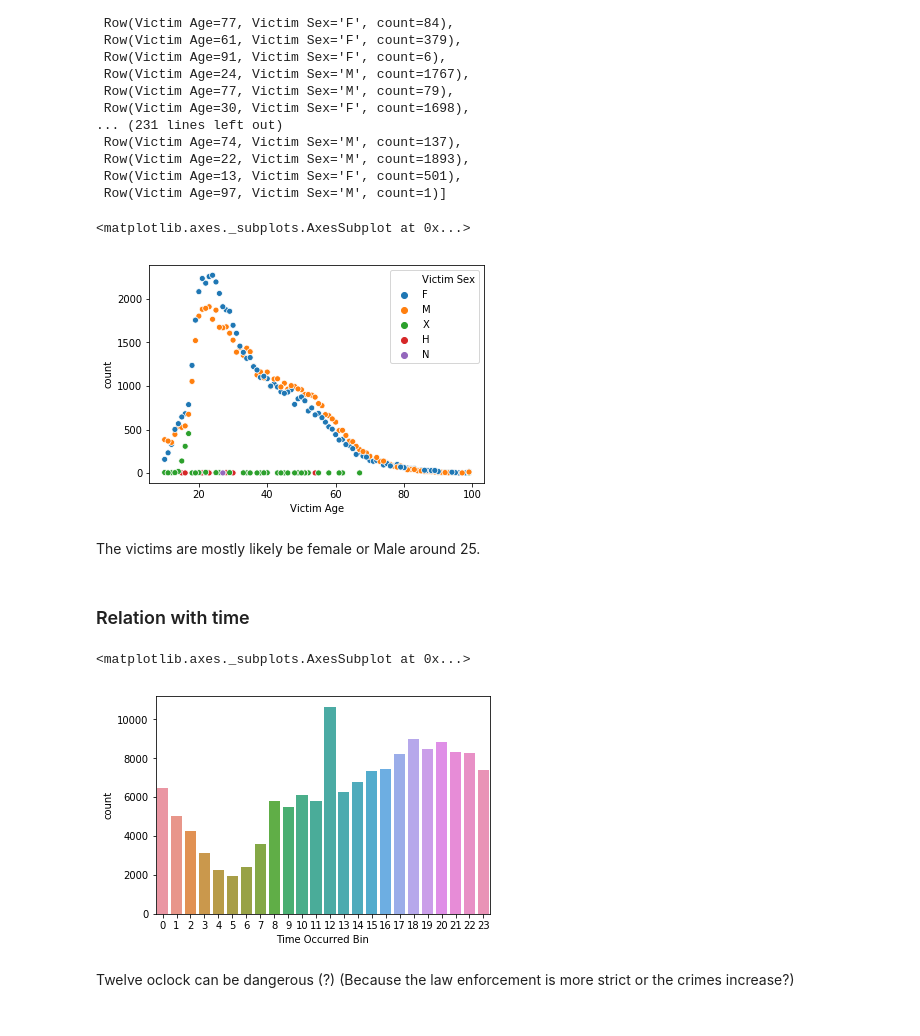
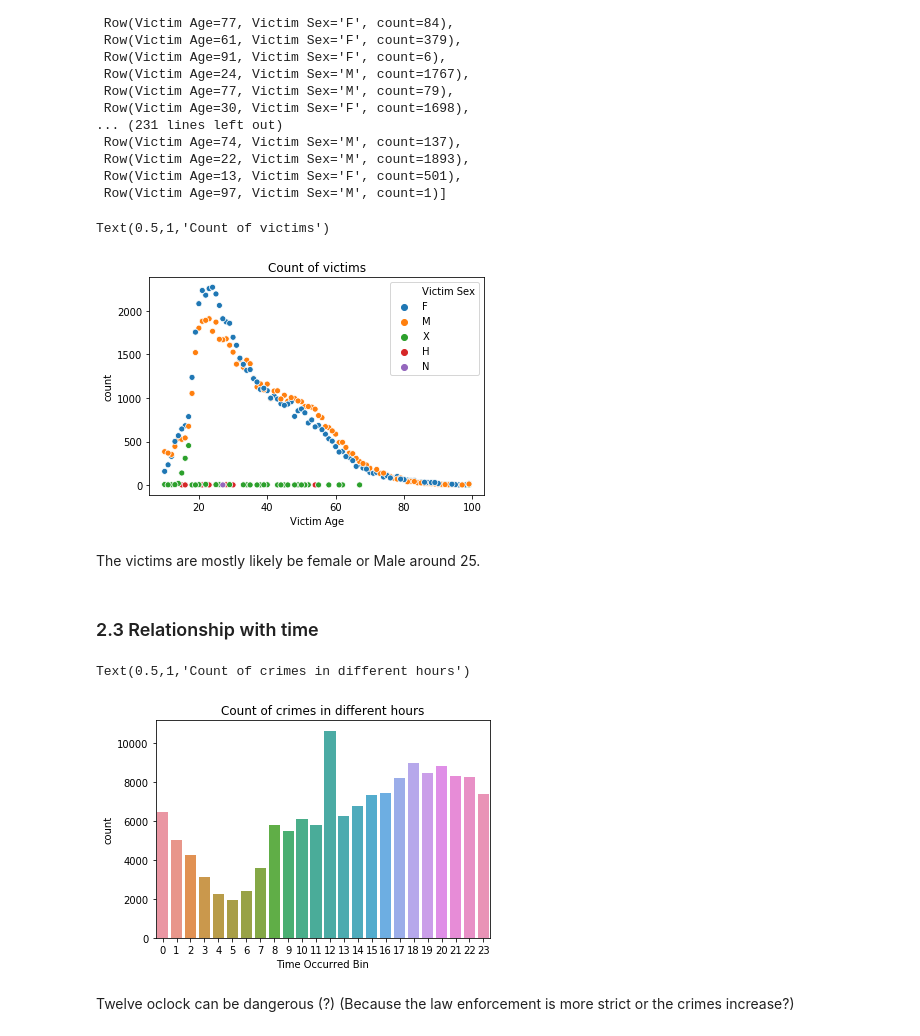
Before and after one commit to Shaofanl/LA_Crime_Analysis, a Jupyter notebook: 1.batch/LA_crime.ipynb, the cells around one changed output. Cells and saved outputs as stored; diff of their text form; code cells hidden in the pictures.

```diff
--- a/1.batch/LA_crime.ipynb
+++ b/1.batch/LA_crime.ipynb
@@ -171,30 +175,31 @@ df.groupBy('Victim Age', 'Victim Sex').count().collect()
 # %%
 sns.scatterplot(
     x="Victim Age",
     y="count",
     hue="Victim Sex",
     data=df.groupBy('Victim Age', 'Victim Sex').count().toPandas(),
-)
+).set_title('Count of victims')
 # %% [output]
-<matplotlib.axes._subplots.AxesSubplot at 0x...>
+Text(0.5,1,'Count of victims')
-[figure, old version]
+[figure, new version]
 # %% [markdown]
 The victims are mostly likely be female or Male around 25.
 # %% [markdown]
-### Relation with time
+### 2.3 Relationship with time
 # %%
 from pyspark.sql.types import LongType
 
+time_occurred_bin = udf(lambda x: x//100, LongType())(df['Time Occurred']).alias('Time Occurred Bin')
 sns.barplot(
     x="Time Occurred Bin",
     y="count",
     data=df.groupBy(
-        udf(lambda x: x//100, LongType())(df['Time Occurred']).alias('Time Occurred Bin')
+        time_occurred_bin
     ).count().toPandas()
-)
+).set_title('Count of crimes in different hours')
 # %% [output]
-<matplotlib.axes._subplots.AxesSubplot at 0x...>
+Text(0.5,1,'Count of crimes in different hours')
-[figure, old version]
+[figure, new version]
 # %% [markdown]
 Twelve oclock can be dangerous (?)
 (Because the law enforcement is more strict or the crimes increase?)
```
Also changed, not shown: parts of 26 cells of this notebook, 1 other file.
